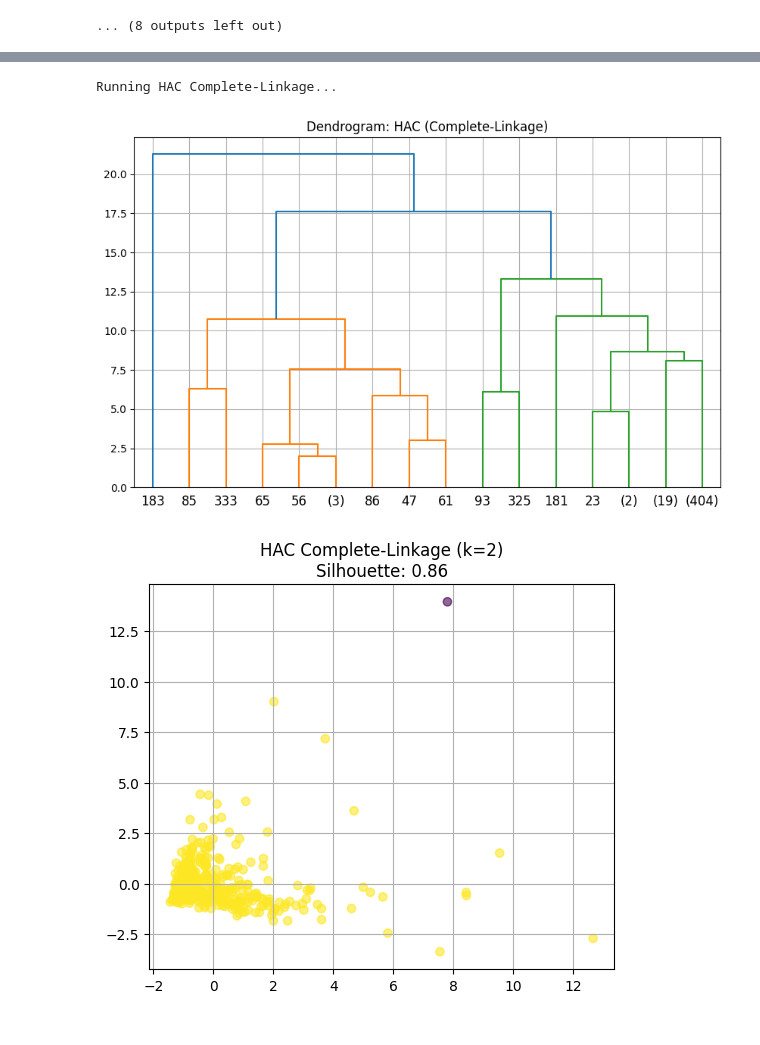
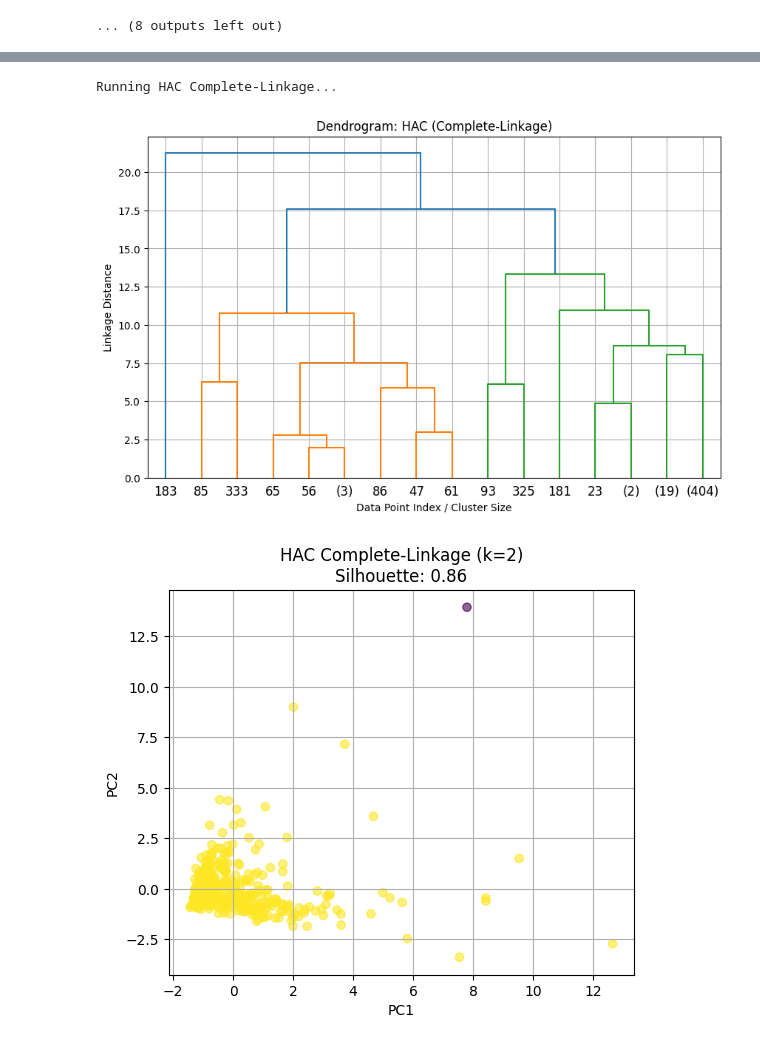
Before and after one commit to ashirk94/wholesale_customer_clustering, a Jupyter notebook: Customer_Data_Clustering_Project.ipynb, the cells around one changed output, grey strips where cells are left out. Drawn from its saved outputs; the diff is of its cells as text; code cells hidden in the pictures.

```diff
--- a/Customer_Data_Clustering_Project.ipynb
+++ b/Customer_Data_Clustering_Project.ipynb
@@ -271,6 +302,8 @@ hac_avg_results = []
 plt.figure(figsize=(10, 6))
 dendrogram(linkage_matrix_avg, truncate_mode='level', p=5)
 plt.title("Dendrogram: HAC (Average-Linkage)")
+plt.xlabel("Data Point Index / Cluster Size")
+plt.ylabel("Linkage Distance")
 plt.grid(True)
 plt.show()
 
@@ -285,6 +318,8 @@ for k in k_values:
     plt.figure(figsize=(6, 5))
     plt.scatter(X_pca[:, 0], X_pca[:, 1], c=labels, cmap='viridis', alpha=0.6)
     plt.title(f"HAC Average-Linkage (k={k})\nSilhouette: {sil:.2f}")
+    plt.xlabel("PC1")
+    plt.ylabel("PC2")
     plt.grid(True)
     plt.show()
 
@@ -325,36 +360,40 @@ hac_complete_results = []
 plt.figure(figsize=(10, 6))
 dendrogram(linkage_matrix_complete, truncate_mode='level', p=5)
 plt.title("Dendrogram: HAC (Complete-Linkage)")
+plt.xlabel("Data Point Index / Cluster Size")
+plt.ylabel("Linkage Distance")
 plt.grid(True)
 plt.show()
 
 # Evaluate each k
 for k in k_values:
     clusters = get_clusters_from_merge_history(merge_history_complete, n_samples, k)
     labels = assign_cluster_labels(clusters, n_samples)
     sil = silhouette_score(X_scaled, labels)
     hac_complete_results.append({'method': 'HAC Complete', 'k': k, 'silhouette': sil})
 
     # 2D PCA
     plt.figure(figsize=(6, 5))
     plt.scatter(X_pca[:, 0], X_pca[:, 1], c=labels, cmap='viridis', alpha=0.6)
     plt.title(f"HAC Complete-Linkage (k={k})\nSilhouette: {sil:.2f}")
+    plt.xlabel("PC1")
+    plt.ylabel("PC2")
     plt.grid(True)
     plt.show()
 
     # 3D PCA
     fig = plt.figure(figsize=(9, 6))
     ax = fig.add_subplot(111, projection='3d')
     ax.scatter(X_3D[:, 0], X_3D[:, 1], X_3D[:, 2], c=labels, cmap='viridis', alpha=0.6)
     ax.set_title(f"HAC Complete-Linkage (k={k}) – PCA 3D View")
     ax.set_xlabel("PC1")
     ax.set_ylabel("PC2")
     ax.tick_params(labelsize=9)
     ax.text2D(0.98, 0.85, "PC3 (Z-axis)", transform=ax.transAxes, fontsize=10, ha='right')
     fig.tight_layout(rect=[0, 0, 1, 0.95])
     plt.show()
 # %% [output]
 Running HAC Complete-Linkage...
-[figure, old version]
+[figure, new version]
-[figure, old version]
+[figure, new version]
 [figure]
```
Also changed, not shown: parts of 4 cells of this notebook, 1 other file.
